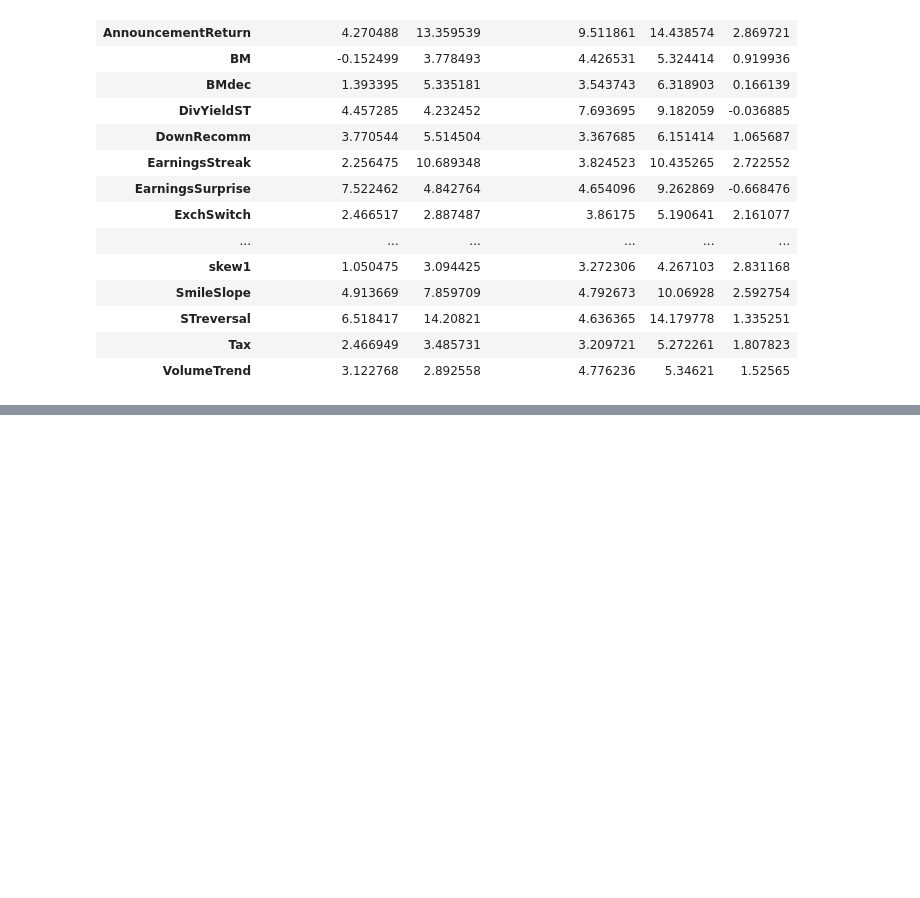
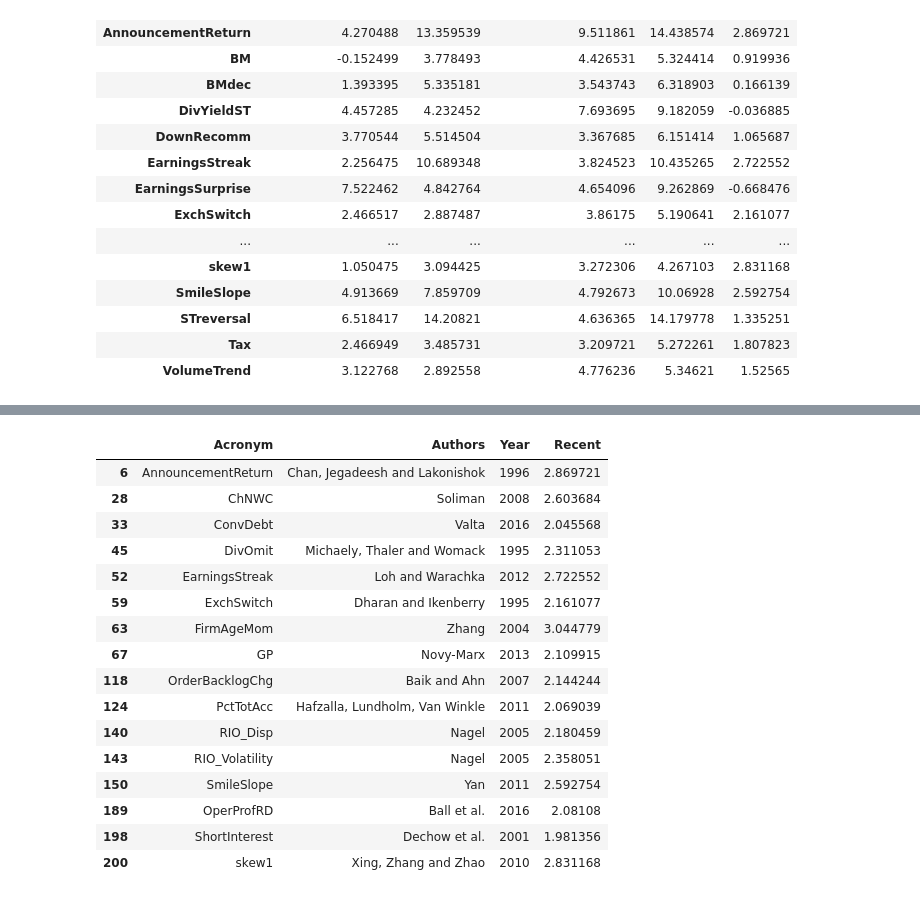
Before and after one commit to itsNH98/alpha_decay, a Jupyter notebook: code/alpha_decay.ipynb, the cells around one changed output, grey strips where cells are left out. Drawn from its saved outputs; the diff is of its cells as text; code cells hidden in the pictures; blank space fills up the shorter version.

```diff
--- a/code/alpha_decay.ipynb
+++ b/code/alpha_decay.ipynb
@@ -271,3 +287,24 @@ state_alpha_df[state_alpha_df['Recent'] >= 3.00]
 # %%
 # for factor in state_alpha_df[state_alpha_df['Recent'] >= 3.00].index:
 #     plot_rolling_alpha(factor)
+# %%
+good_recent = pd.merge(signal_doc[['Acronym', 'Authors', 'Year']], state_alpha_df[state_alpha_df['Recent'] >= 1.96][['Recent']], left_on='Acronym', right_index=True)
+good_recent
+# %% [output]
+|  | Acronym | Authors | Year | Recent |
+| 6 | AnnouncementReturn | Chan, Jegadeesh and Lakonishok | 1996 | 2.869721 |
+| 28 | ChNWC | Soliman | 2008 | 2.603684 |
+| 33 | ConvDebt | Valta | 2016 | 2.045568 |
+| 45 | DivOmit | Michaely, Thaler and Womack | 1995 | 2.311053 |
+| 52 | EarningsStreak | Loh and Warachka | 2012 | 2.722552 |
+| 59 | ExchSwitch | Dharan and Ikenberry | 1995 | 2.161077 |
+| 63 | FirmAgeMom | Zhang | 2004 | 3.044779 |
+| 67 | GP | Novy-Marx | 2013 | 2.109915 |
+| 118 | OrderBacklogChg | Baik and Ahn | 2007 | 2.144244 |
+| 124 | PctTotAcc | Hafzalla, Lundholm, Van Winkle | 2011 | 2.069039 |
+| 140 | RIO_Disp | Nagel | 2005 | 2.180459 |
+| 143 | RIO_Volatility | Nagel | 2005 | 2.358051 |
+| 150 | SmileSlope | Yan | 2011 | 2.592754 |
+| 189 | OperProfRD | Ball et al. | 2016 | 2.08108 |
+| 198 | ShortInterest | Dechow et al. | 2001 | 1.981356 |
+| 200 | skew1 | Xing, Zhang and Zhao | 2010 | 2.831168 |
```
Also changed, not shown: parts of 3 cells of this notebook, 2 other files.
